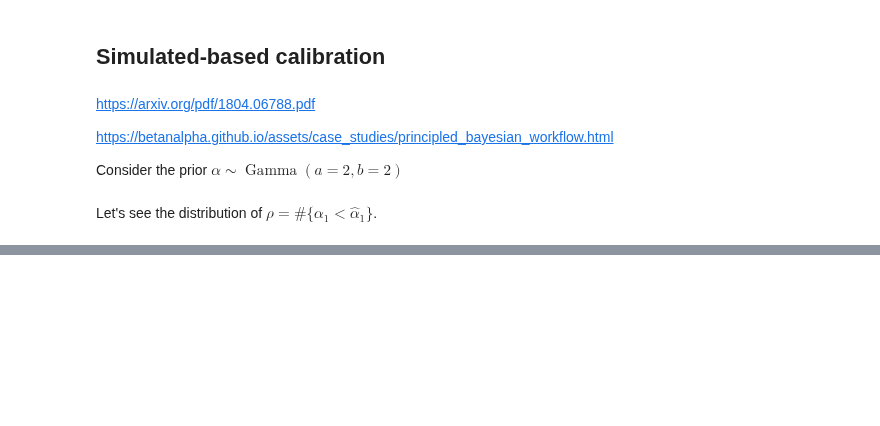
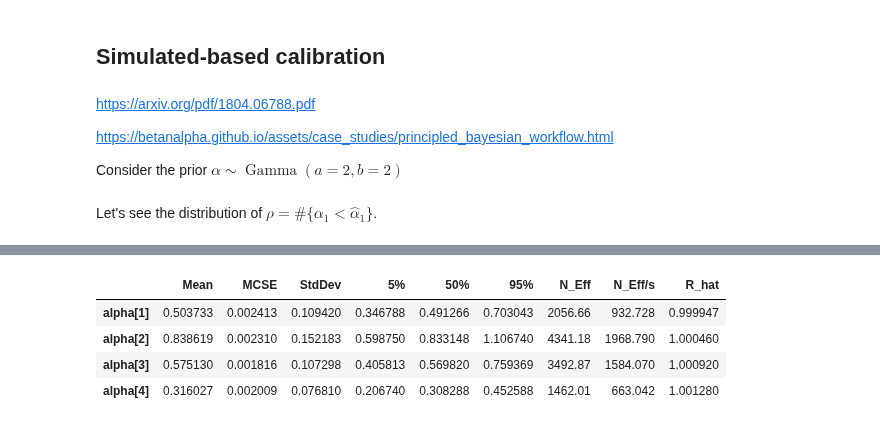
Before and after one commit to lucasmoschen/bivariate-beta, a Jupyter notebook: notebooks/bayesian_estimation_biv_beta.ipynb, the cells around one changed output, grey strips where cells are left out. Cells and saved outputs as stored; diff of their text form; code cells hidden in the pictures; blank space fills up the shorter version.

```diff
--- a/notebooks/bayesian_estimation_biv_beta.ipynb
+++ b/notebooks/bayesian_estimation_biv_beta.ipynb
@@ -153,0 +210,13 @@ sns.pairplot(data=pd.DataFrame(np.array([i['rho'] for i in rho_values])))
+# %%
+c=0.05
+data['c'] = c
+
+model_fit2 = model3.sample(data=data, iter_warmup=1000, iter_sampling=2000, chains=4, adapt_delta=0.9,
+                          show_progress=False, show_console=False, seed=seed)
+model_fit2.summary().loc[['alpha[{}]'.format(i) for i in range(1,5)]]
+# %% [output]
+|  | Mean | MCSE | StdDev | 5% | 50% | 95% | N_Eff | N_Eff/s | R_hat |
+| alpha[1] | 0.503733 | 0.002413 | 0.109420 | 0.346788 | 0.491266 | 0.703043 | 2056.66 | 932.728 | 0.999947 |
+| alpha[2] | 0.838619 | 0.002310 | 0.152183 | 0.598750 | 0.833148 | 1.106740 | 4341.18 | 1968.790 | 1.000460 |
+| alpha[3] | 0.575130 | 0.001816 | 0.107298 | 0.405813 | 0.569820 | 0.759369 | 3492.87 | 1584.070 | 1.000920 |
+| alpha[4] | 0.316027 | 0.002009 | 0.076810 | 0.206740 | 0.308288 | 0.452588 | 1462.01 | 663.042 | 1.001280 |
```
Also changed, not shown: parts of 13 cells of this notebook.
